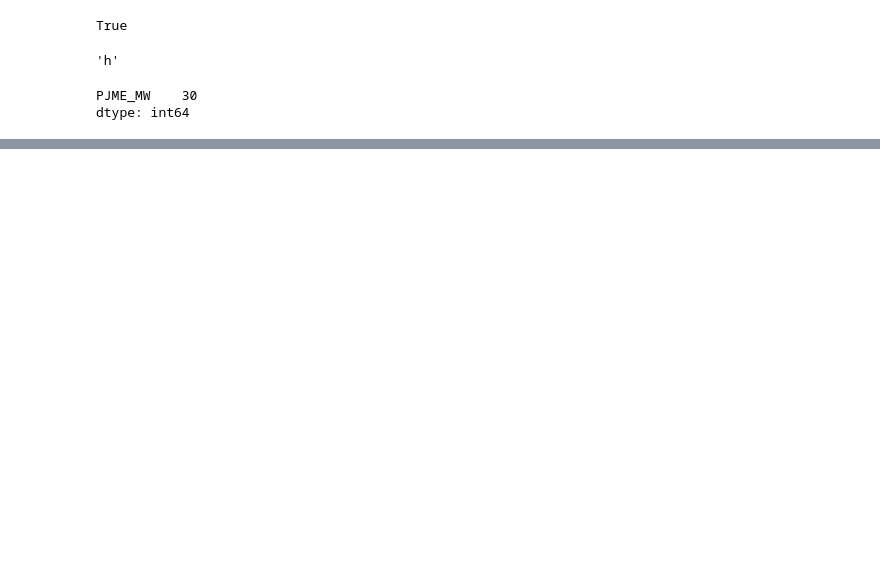
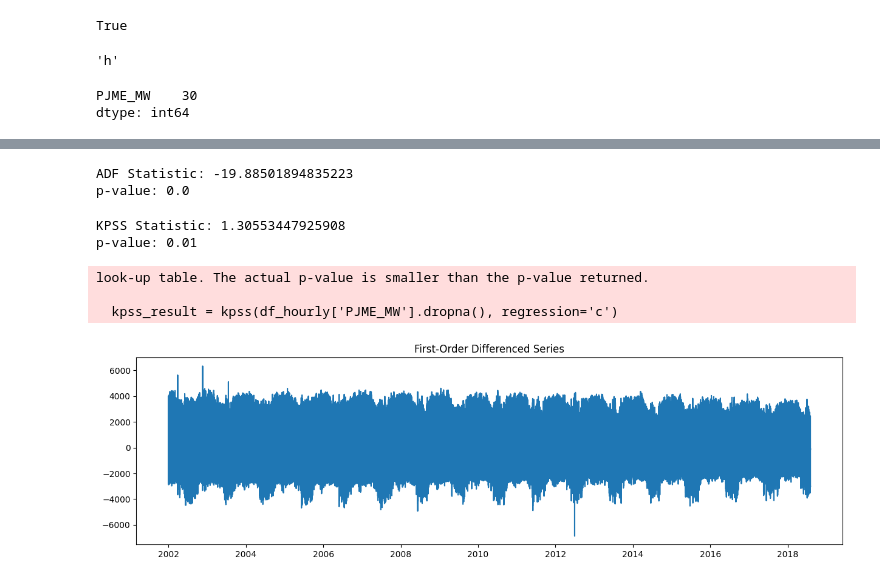
Before and after one commit to hassanh7n/TSA, a Jupyter notebook: notebooks/02_TS.ipynb, the cells around one changed output, grey strips where cells are left out. Cells and saved outputs as stored; diff of their text form; code cells hidden in the pictures; blank space fills up the shorter version.

```diff
--- a/notebooks/02_TS.ipynb
+++ b/notebooks/02_TS.ipynb
@@ -269,0 +270,34 @@ plt.show()
+# %%
+from statsmodels.tsa.stattools import adfuller
+
+adf_result = adfuller(df_hourly['PJME_MW'].dropna())
+
+print("ADF Statistic:", adf_result[0])
+print("p-value:", adf_result[1])
+# %% [output]
+ADF Statistic: -19.88501894835223
+p-value: 0.0
+# %%
+from statsmodels.tsa.stattools import kpss
+
+kpss_result = kpss(df_hourly['PJME_MW'].dropna(), regression='c')
+
+print("KPSS Statistic:", kpss_result[0])
+print("p-value:", kpss_result[1])
+# %% [output]
+KPSS Statistic: 1.30553447925908
+p-value: 0.01
+look-up table. The actual p-value is smaller than the p-value returned.
+
+  kpss_result = kpss(df_hourly['PJME_MW'].dropna(), regression='c')
+# %%
+df_diff1 = df_hourly['PJME_MW'].diff()
+# %%
+import matplotlib.pyplot as plt
+
+plt.figure(figsize=(15,4))
+plt.plot(df_diff1)
+plt.title("First-Order Differenced Series")
+plt.show()
+# %% [output]
+[figure, added]
```
Also changed, not shown: parts of 17 cells of this notebook.
